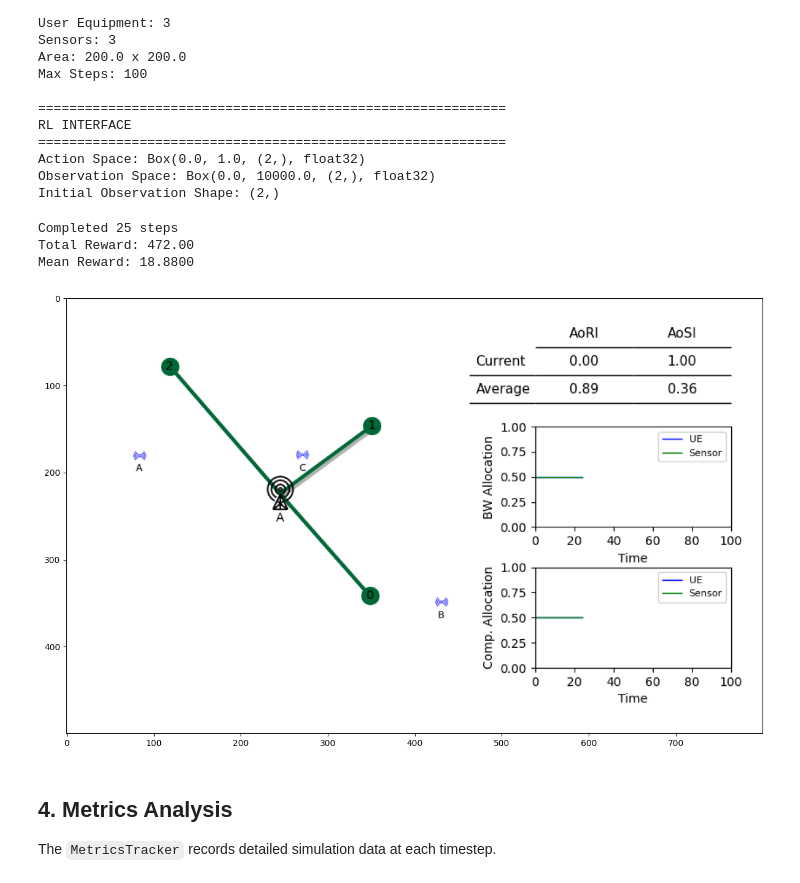
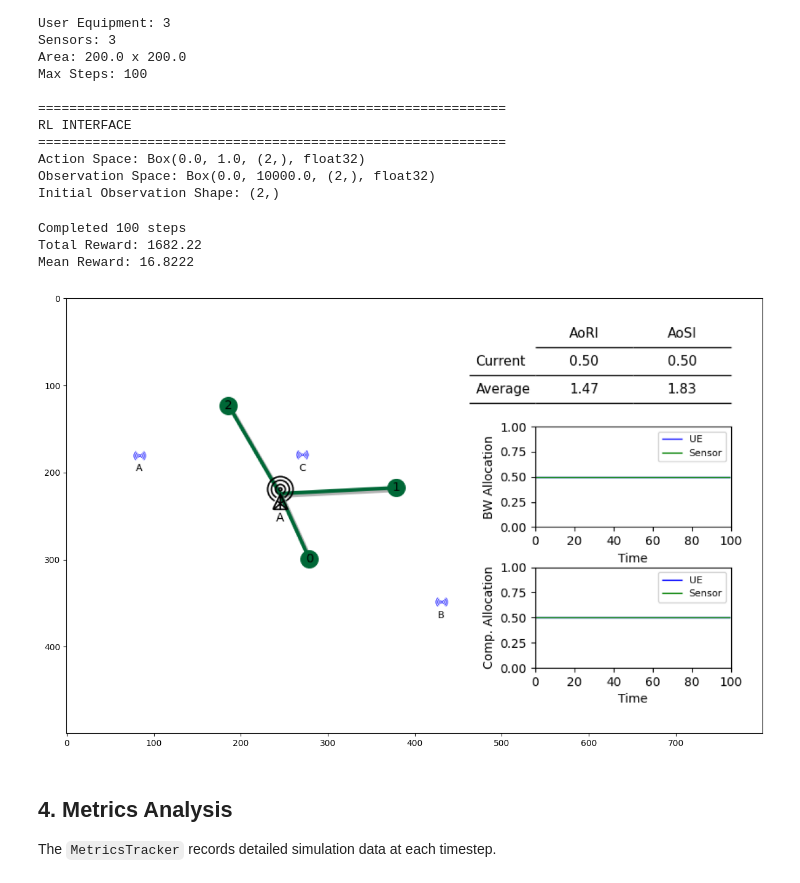
Before and after one commit to elifohri/MetaLore-simulator, a Jupyter notebook: test_notebook.ipynb, the cells around one changed output. Cells and saved outputs as stored; diff of their text form; code cells hidden in the pictures.

```diff
--- a/test_notebook.ipynb
+++ b/test_notebook.ipynb
@@ -108,7 +108,7 @@ Observation Space: Box(0.0, 10000.0, (2,), float32)
 Initial Observation Shape: (2,)
 # %%
 # Run simulation for N steps
-N_STEPS = 25
+N_STEPS = 100
 
 rewards = []
 observations = []
@@ -117,37 +117,37 @@ for step in range(N_STEPS):
     #action = env.action_space.sample()
     action = [0.5, 0.5]
     obs, reward, terminated, truncated, info = env.step(action)
 
     rewards.append(reward)
     observations.append(obs)
 
     if terminated or truncated:
         print(f"Episode ended at step {step+1}")
         break
 
     # Animate during simulation
     ipd.clear_output(wait=True)
     fig, ax = plt.subplots(figsize=(12, 8))
     ax.imshow(env.render())
     plt.tight_layout()
     plt.show()
     plt.close()
 
 # Show final frame (persists after loop)
 ipd.clear_output(wait=True)
 print(f"Completed {len(rewards)} steps")
 print(f"Total Reward: {sum(rewards):.2f}")
 print(f"Mean Reward: {np.mean(rewards):.4f}")
 
 fig, ax = plt.subplots(figsize=(12, 8))
 ax.imshow(env.render())
 plt.tight_layout()
 plt.show()
 # %% [output]
-Completed 25 steps
-Total Reward: 472.00
-Mean Reward: 18.8800
+Completed 100 steps
+Total Reward: 1682.22
+Mean Reward: 16.8222
-[figure, old version]
+[figure, new version]
 # %% [markdown]
 ## 4. Metrics Analysis
 
```
Also changed, not shown: parts of 6 cells of this notebook, 15 other files.
